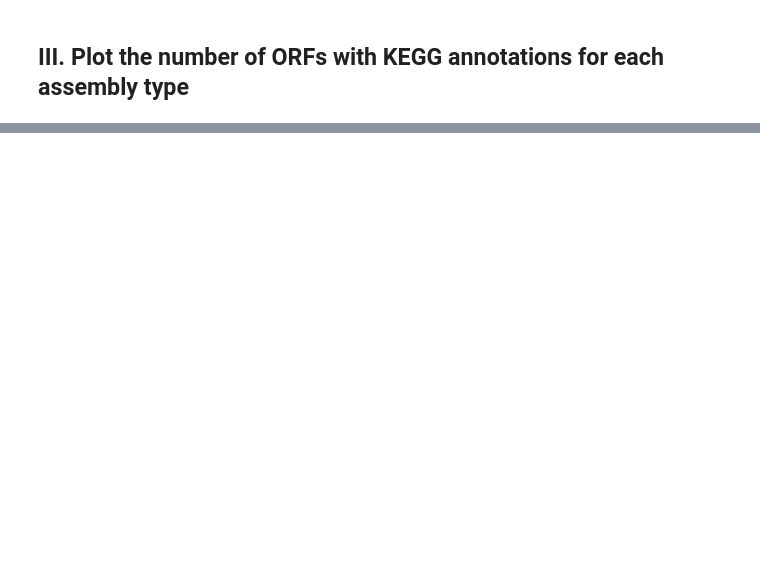
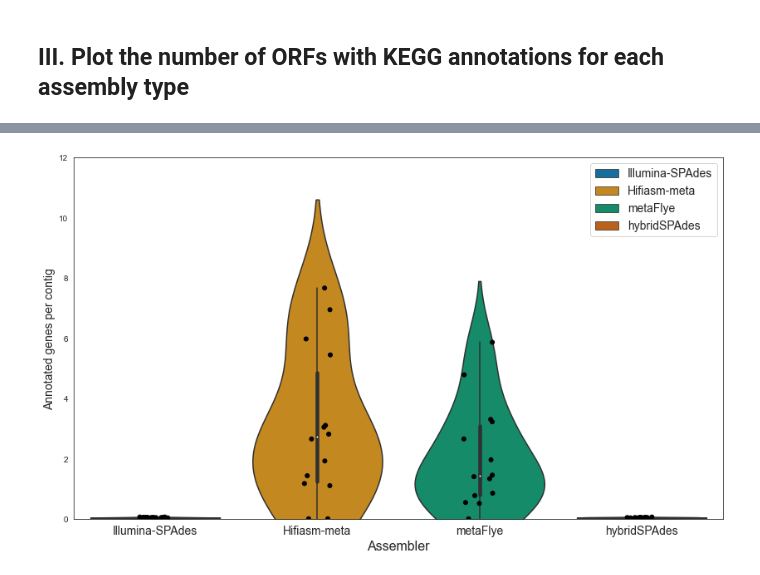
Before and after one commit to nvpatin/PacBio-Marine-Metagenomes, a Jupyter notebook: assembly_comparisons_violinplots.ipynb, the cells around one changed output, grey strips where cells are left out. Saved outputs shown, nothing was run; the diff lists cells and outputs as text; code cells hidden in the pictures; blank space fills up the shorter version.

```diff
--- a/assembly_comparisons_violinplots.ipynb
+++ b/assembly_comparisons_violinplots.ipynb
@@ -282,0 +288,24 @@ plt.show()
+# %%
+plt.figure(figsize=(14,8))
+sns.set_style("white")
+
+vplot = sns.violinplot(data=kofams, x="Assembler", y="Annotated genes/contig", hue="Assembler",
+                             palette="colorblind", dodge=False)
+vplot = sns.stripplot(data=kofams, x="Assembler", y="Annotated genes/contig", color="k",
+                            dodge=False, linewidth=1) # hue="Illumin rep",
+
+#plt.title("Assembly metrics by program")
+plt.ylabel("Annotated genes per contig", size=14)
+plt.xlabel("Assembler", size=16)
+plt.xticks(size=14)
+plt.ylim(0, 12)
+
+# Let us first get legend information from the plot object
+handles, labels = vplot.get_legend_handles_labels()
+# specify just one legend
+l = plt.legend(handles[0:4], labels[0:4], prop={'size': 14}, loc="upper right")
+
+plt.savefig("annotations_per_contig_violins.svg", format='svg', dpi=1200, bbox_inches='tight')
+plt.show()
+# %% [output]
+[figure, added]
```
Also changed, not shown: parts of 12 cells of this notebook, 19 other files.
